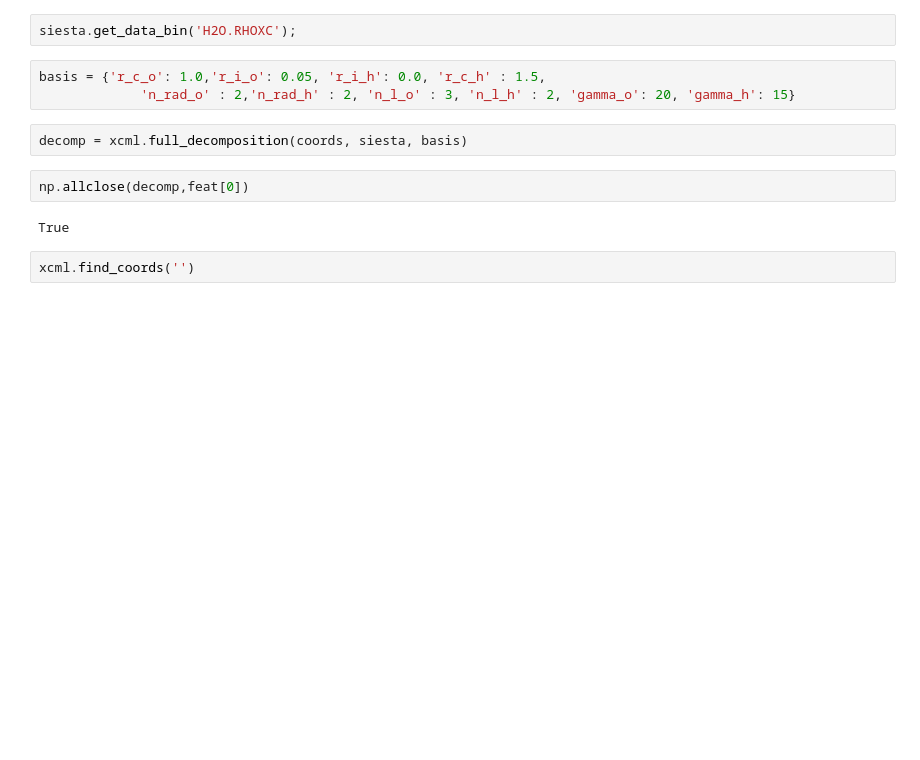
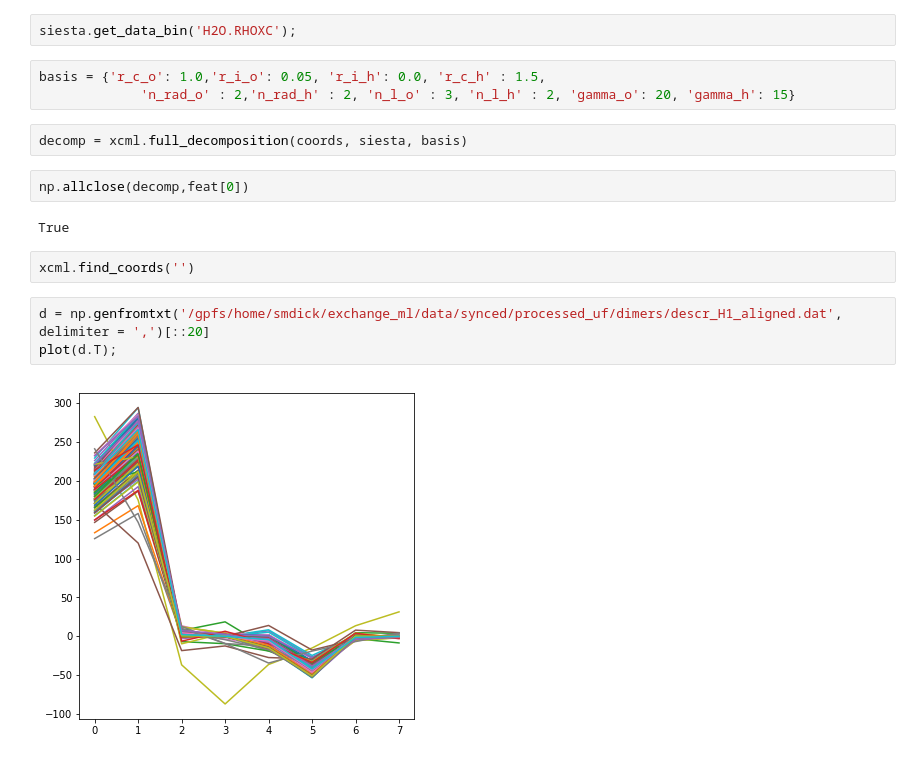
Before and after one commit to semodi/mlcf, a Jupyter notebook: load_descriptors.ipynb, the cells around one changed output. Cells and saved outputs as stored; diff of their text form; blank space fills up the shorter version.

```diff
--- a/load_descriptors.ipynb
+++ b/load_descriptors.ipynb
@@ -45,3 +49,8 @@ np.allclose(decomp,feat[0])
 True
 # %%
 xcml.find_coords('')
+# %%
+d = np.genfromtxt('/gpfs/home/smdick/exchange_ml/data/synced/processed_uf/dimers/descr_H1_aligned.dat', delimiter = ',')[::20]
+plot(d.T);
+# %% [output]
+[figure, added]
```
Also changed, not shown: parts of 6 cells of this notebook, 5 other files.
